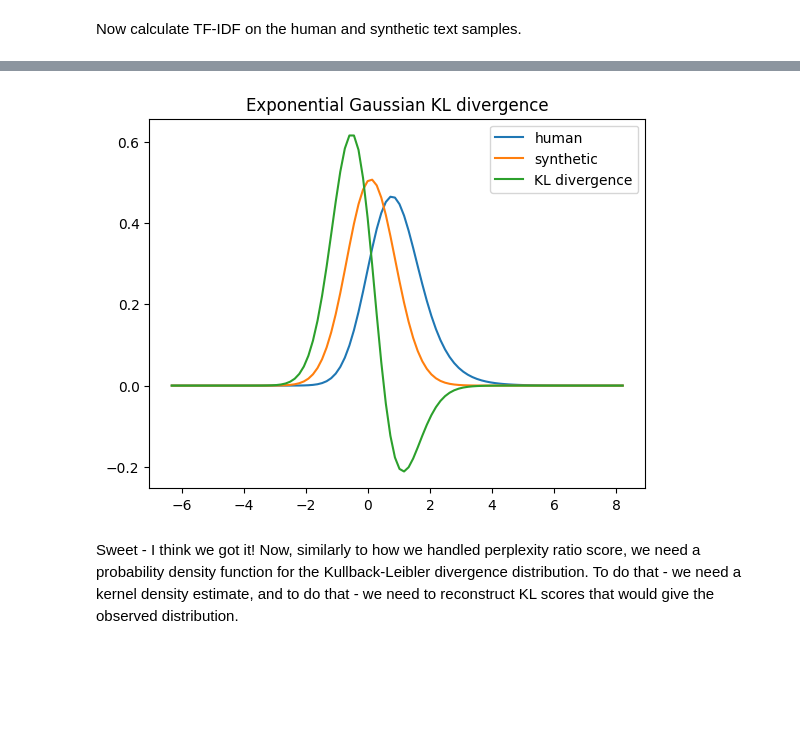
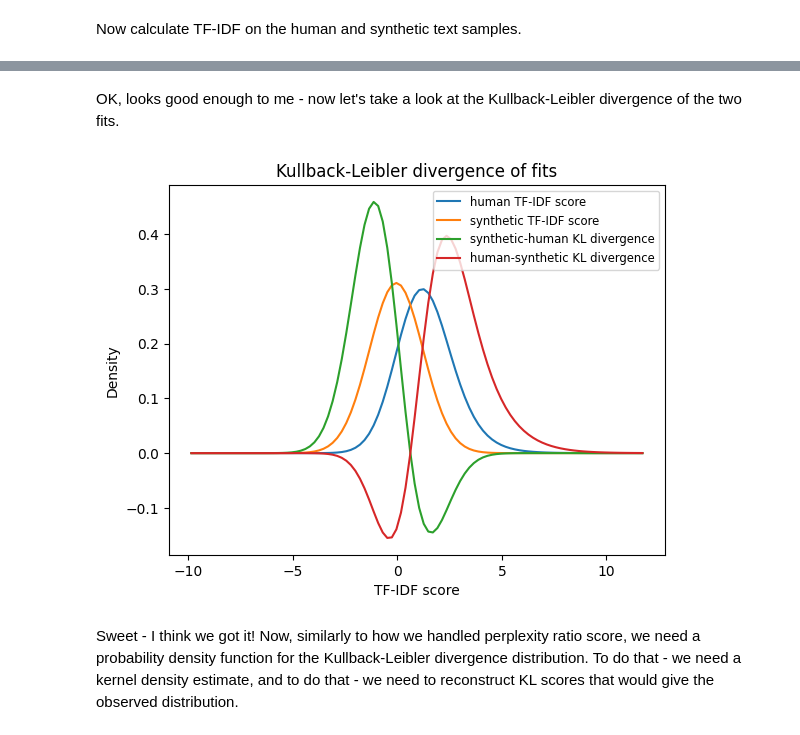
Before and after one commit to gperdrizet/llm_detector, a Jupyter notebook: classifier/notebooks/03.2-TF-IDF_finalized.ipynb, the cells around one changed output, grey strips where cells are left out. Drawn from its saved outputs; the diff is of its cells as text; code cells hidden in the pictures; blank space fills up the shorter version.

```diff
--- a/classifier/notebooks/03.2-TF-IDF_finalized.ipynb
+++ b/classifier/notebooks/03.2-TF-IDF_finalized.ipynb
@@ -323,12 +162,17 @@ def kl_divergence(p, q):
-# %%
-plt.title('Exponential Gaussian KL divergence')
-plt.plot(bin_centers, human_exponnorm_fit, label = 'human')
-plt.plot(bin_centers, synthetic_exponnorm_fit, label = 'synthetic')
-plt.plot(bin_centers, kl_divergence(synthetic_exponnorm_fit, human_exponnorm_fit), label = 'KL divergence')
-plt.legend(loc = 'upper right')
-plt.show()
-# %% [output]
-[figure, removed]
+# %% [markdown]
+OK, looks good enough to me - now let's take a look at the Kullback-Leibler divergence of the two fits.
+# %%
+plt.title('Kullback-Leibler divergence of fits')
+plt.plot(bin_centers, human_fitted_values, label = 'human TF-IDF score')
+plt.plot(bin_centers, synthetic_fitted_values, label = 'synthetic TF-IDF score')
+plt.plot(bin_centers, helper_funcs.kl_divergence(synthetic_fitted_values, human_fitted_values), label = 'synthetic-human KL divergence')
+plt.plot(bin_centers, helper_funcs.kl_divergence(human_fitted_values, synthetic_fitted_values), label = 'human-synthetic KL divergence')
+plt.xlabel('TF-IDF score')
+plt.ylabel('Density')
+plt.legend(loc = 'upper right', fontsize = 'small')
+plt.show()
+# %% [output]
+[figure, added]
 # %% [markdown]
 Sweet - I think we got it! Now, similarly to how we handled perplexity ratio score, we need a probability density function for the Kullback-Leibler divergence distribution. To do that - we need a kernel density estimate, and to do that - we need to reconstruct KL scores that would give the observed distribution.
 # %%
```
Also changed, not shown: parts of 28 cells of this notebook, 2 other files.
